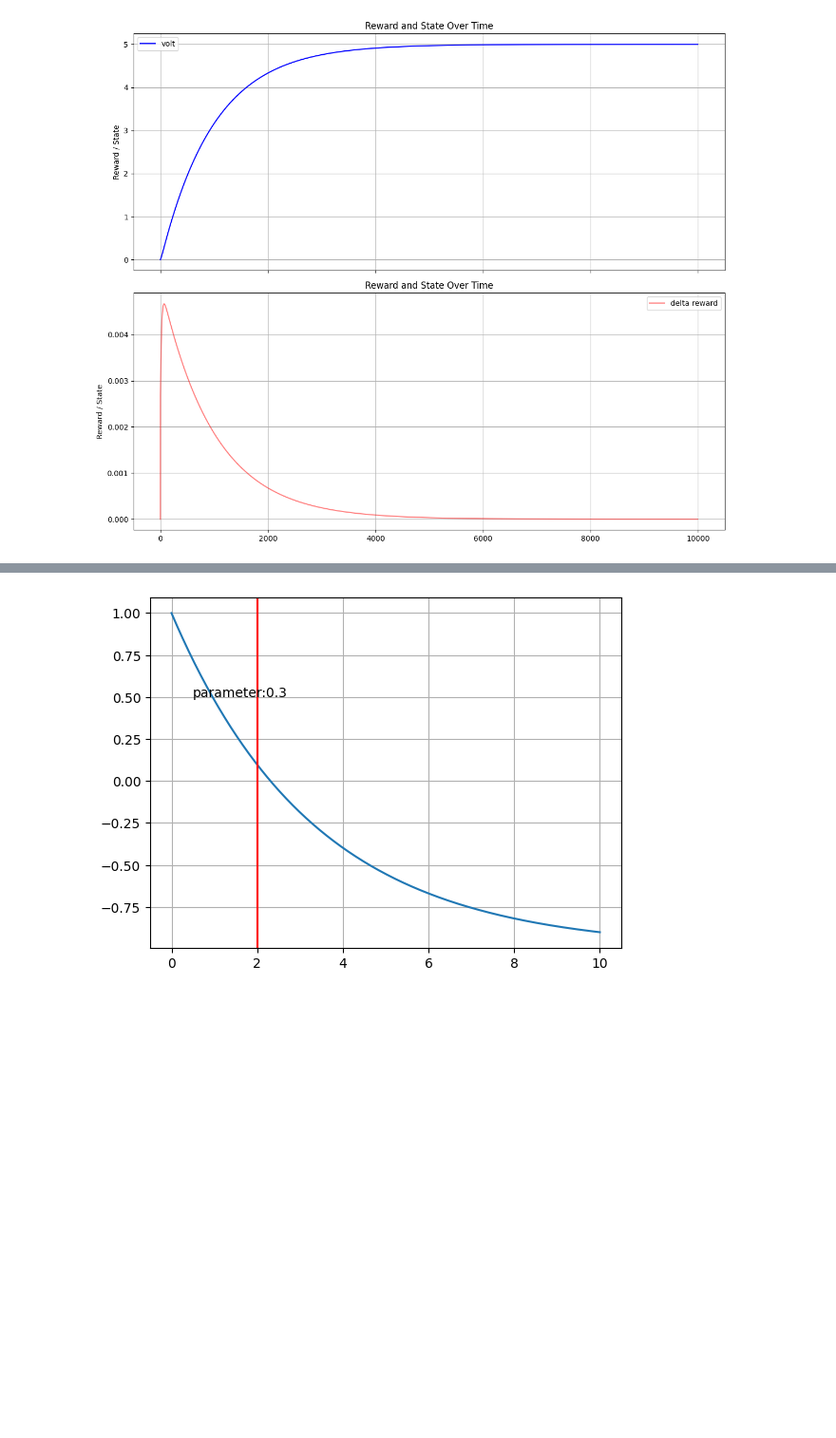
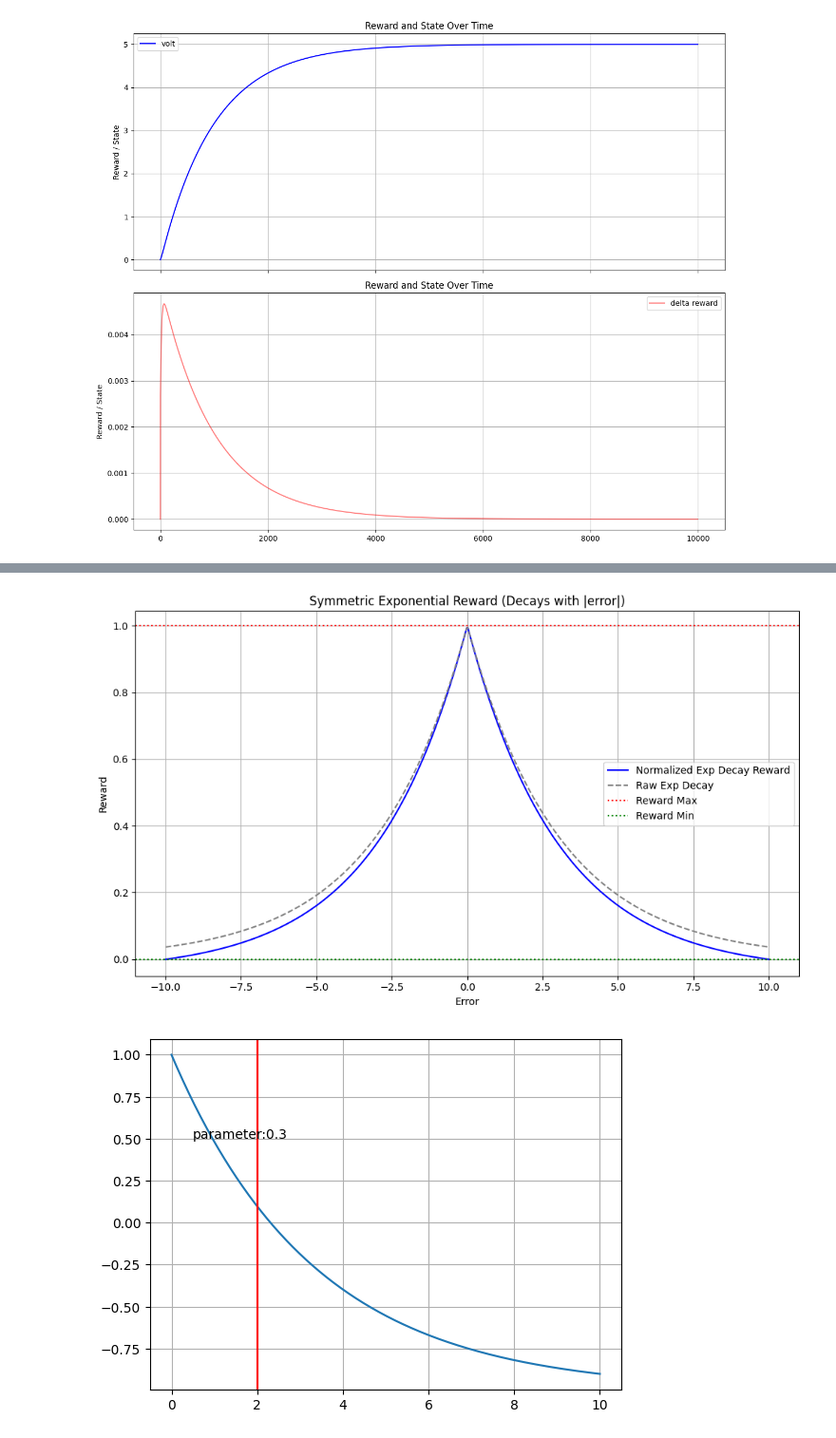
Before and after one commit to MizuSakura/AI_controller, a Jupyter notebook: monitor.ipynb, the cells around one changed output, grey strips where cells are left out. Shown: that part at 95% size. Cells and saved outputs as stored; diff of their text form; code cells hidden in the pictures; blank space fills up the shorter version.

```diff
--- a/monitor.ipynb
+++ b/monitor.ipynb
@@ -313,3 +352,40 @@ plt.show()
+# %%
+import numpy as np
+import matplotlib.pyplot as plt
+
+# Parameters
+parameter = 0.33        # ควบคุมความแคบของโค้ง
+emin = -10
+emax = 10
+min_val = 0.0
+max_val = 1.0
+
+# Error values
+error = np.linspace(emin, emax, 500)
+
+# Exponential decay using abs(error)
+raw = np.exp(-parameter * np.abs(error))
+
+# Normalize raw to [0, 1]
+raw_min = np.min(raw)  # จะอยู่ที่ error = ±max
+normalized = (raw - raw_min) / (1 - raw_min)
+reward = (max_val - min_val) * normalized + min_val
+
+# Plot
+plt.figure(figsize=(10, 6))
+plt.plot(error, reward, label='Normalized Exp Decay Reward', color='blue')
+plt.plot(error, raw, '--', label='Raw Exp Decay', color='gray')
+plt.axhline(max_val, color='red', linestyle=':', label='Reward Max')
+plt.axhline(min_val, color='green', linestyle=':', label='Reward Min')
+plt.title('Symmetric Exponential Reward (Decays with |error|)')
+plt.xlabel('Error')
+plt.ylabel('Reward')
+plt.legend()
+plt.grid(True)
+plt.tight_layout()
+plt.show()
+# %% [output]
+[figure, added]
 # %%
 import numpy as np
 import matplotlib.pyplot as plt
```
Also changed, not shown: parts of 3 cells of this notebook, 2 other files.
